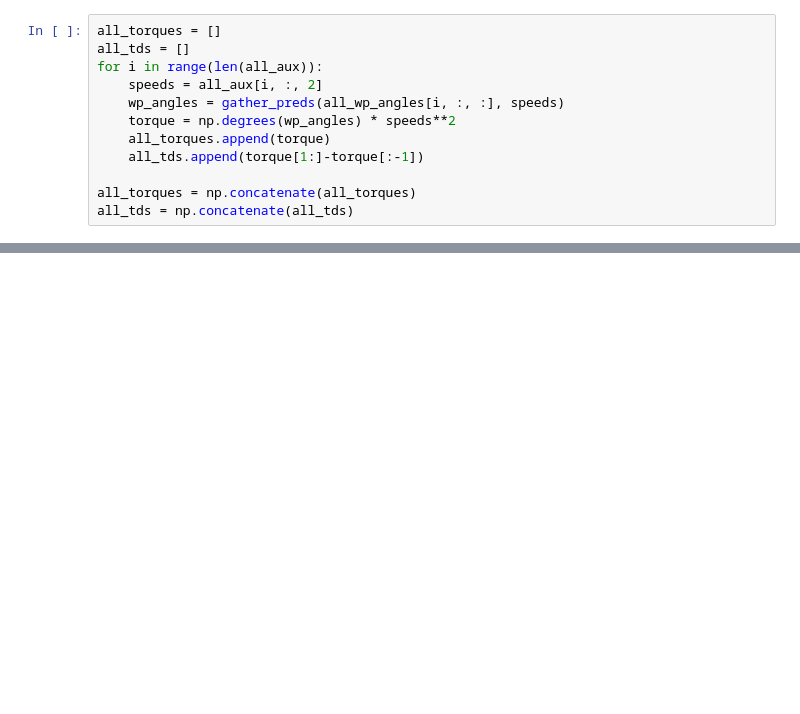
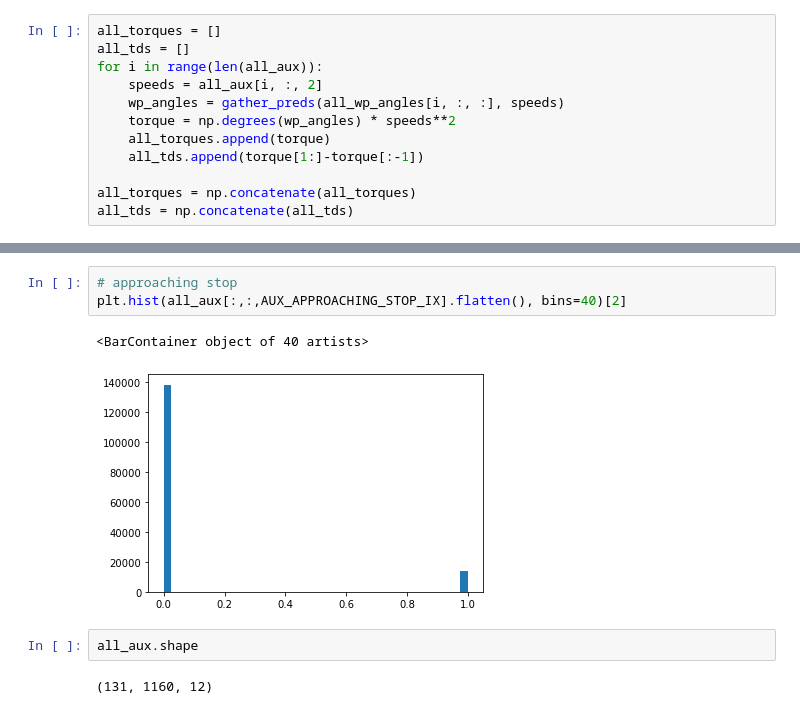
Before and after one commit to rgilman33/bespoke, a Jupyter notebook: nb/4_viz_sim.ipynb, the cells around one changed output, grey strips where cells are left out. Saved outputs shown, nothing was run; the diff lists cells and outputs as text; blank space fills up the shorter version.

```diff
--- a/nb/4_viz_sim.ipynb
+++ b/nb/4_viz_sim.ipynb
@@ -342,0 +372,10 @@ plt.hist(all_aux[:,:,1].flatten(), bins=40)[2]
+# %%
+# approaching stop
+plt.hist(all_aux[:,:,AUX_APPROACHING_STOP_IX].flatten(), bins=40)[2]
+# %% [output]
+<BarContainer object of 40 artists>
+[figure, added]
+# %%
+all_aux.shape
+# %% [output]
+(131, 1160, 12)
```
Also changed, not shown: parts of 39 cells of this notebook, 24 other files.
